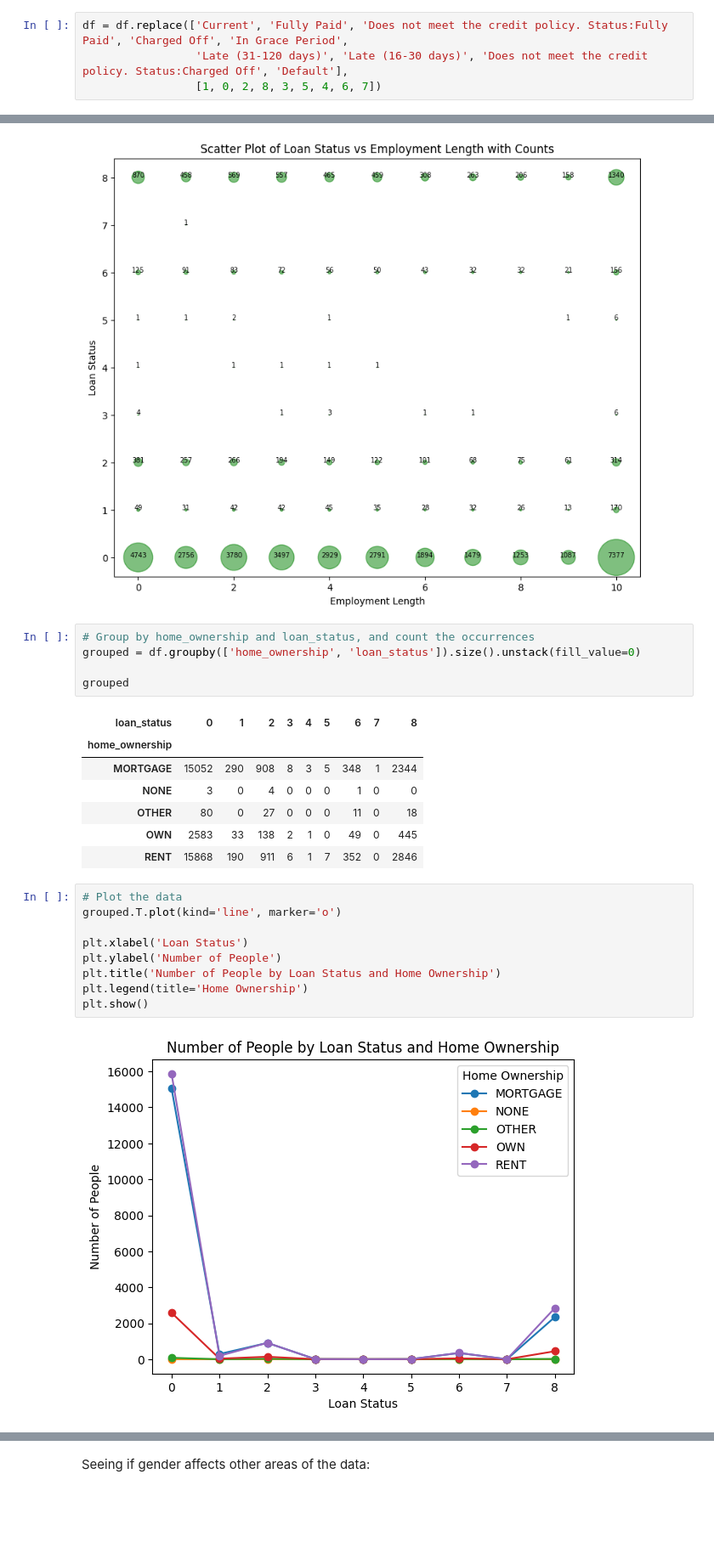
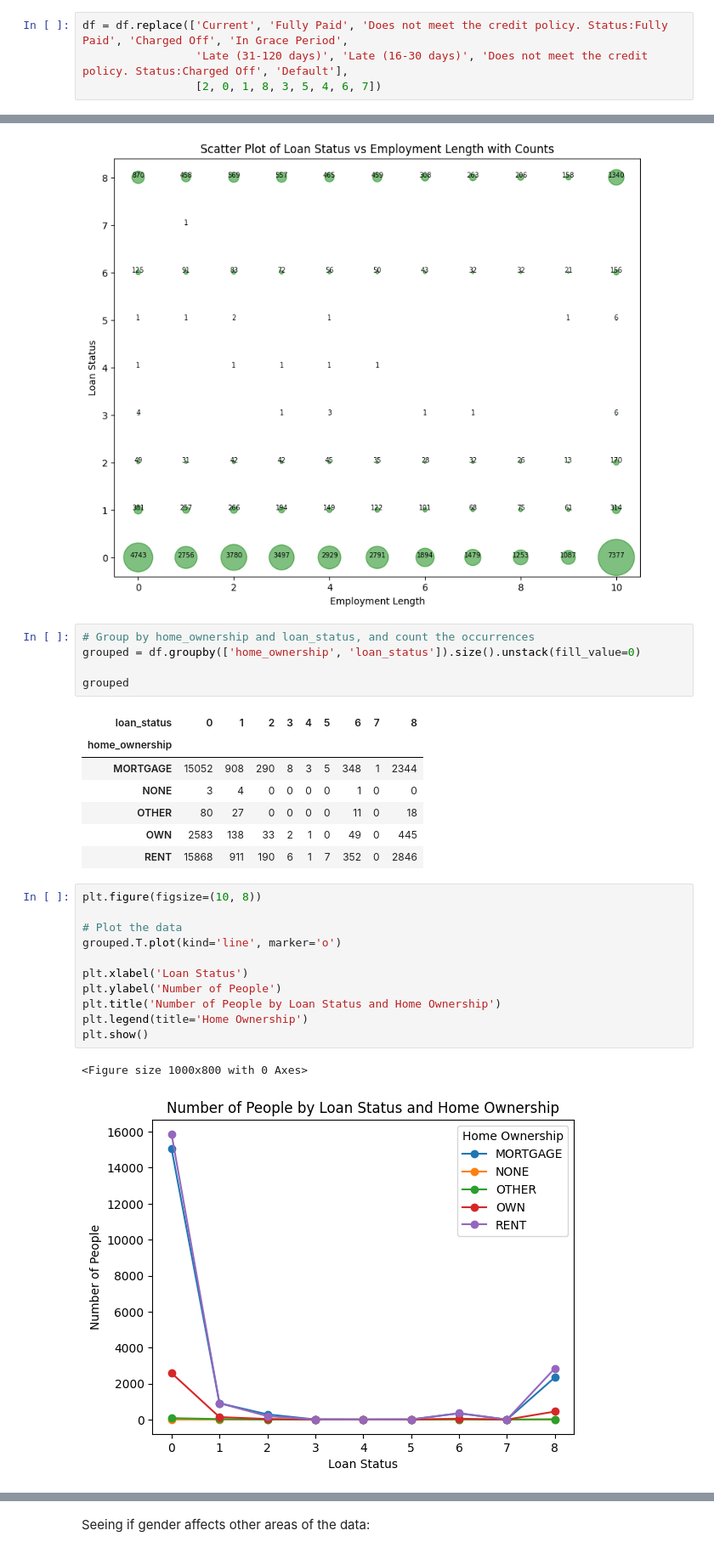
Before and after one commit to unnati026/JPMC-Case-Study, a Jupyter notebook: eda.ipynb, the cells around one changed output, grey strips where cells are left out. Shown: that part at 85% size. Drawn from its saved outputs; the diff is of its cells as text; blank space fills up the shorter version.

```diff
--- a/eda.ipynb
+++ b/eda.ipynb
@@ -111,7 +188,7 @@ df.head()
 # %%
 df = df.replace(['Current', 'Fully Paid', 'Does not meet the credit policy. Status:Fully Paid', 'Charged Off', 'In Grace Period',
                  'Late (31-120 days)', 'Late (16-30 days)', 'Does not meet the credit policy. Status:Charged Off', 'Default'],
-                 [1, 0, 2, 8, 3, 5, 4, 6, 7])
+                 [2, 0, 1, 8, 3, 5, 4, 6, 7])
 # %%
 # assuming that those who did not specify their working duration, have been working for less than a year
 df['emp_length'] = df['emp_length'].fillna(0)
@@ -202,21 +279,24 @@ grouped
 # %% [output]
 | loan_status | 0 | 1 | 2 | 3 | 4 | 5 | 6 | 7 | 8 |
 | home_ownership |  |  |  |  |  |  |  |  |  |
-| MORTGAGE | 15052 | 290 | 908 | 8 | 3 | 5 | 348 | 1 | 2344 |
-| NONE | 3 | 0 | 4 | 0 | 0 | 0 | 1 | 0 | 0 |
-| OTHER | 80 | 0 | 27 | 0 | 0 | 0 | 11 | 0 | 18 |
-| OWN | 2583 | 33 | 138 | 2 | 1 | 0 | 49 | 0 | 445 |
-| RENT | 15868 | 190 | 911 | 6 | 1 | 7 | 352 | 0 | 2846 |
+| MORTGAGE | 15052 | 908 | 290 | 8 | 3 | 5 | 348 | 1 | 2344 |
+| NONE | 3 | 4 | 0 | 0 | 0 | 0 | 1 | 0 | 0 |
+| OTHER | 80 | 27 | 0 | 0 | 0 | 0 | 11 | 0 | 18 |
+| OWN | 2583 | 138 | 33 | 2 | 1 | 0 | 49 | 0 | 445 |
+| RENT | 15868 | 911 | 190 | 6 | 1 | 7 | 352 | 0 | 2846 |
 # %%
+plt.figure(figsize=(10, 8))
+
 # Plot the data
 grouped.T.plot(kind='line', marker='o')
 
 plt.xlabel('Loan Status')
 plt.ylabel('Number of People')
 plt.title('Number of People by Loan Status and Home Ownership')
 plt.legend(title='Home Ownership')
 plt.show()
 # %% [output]
+<Figure size 1000x800 with 0 Axes>
-[figure, old version]
+[figure, new version]
 # %%
 # Group by home_ownership and loan_status, and count the occurrences
```
Also changed, not shown: parts of 19 cells of this notebook, 10 other files.
